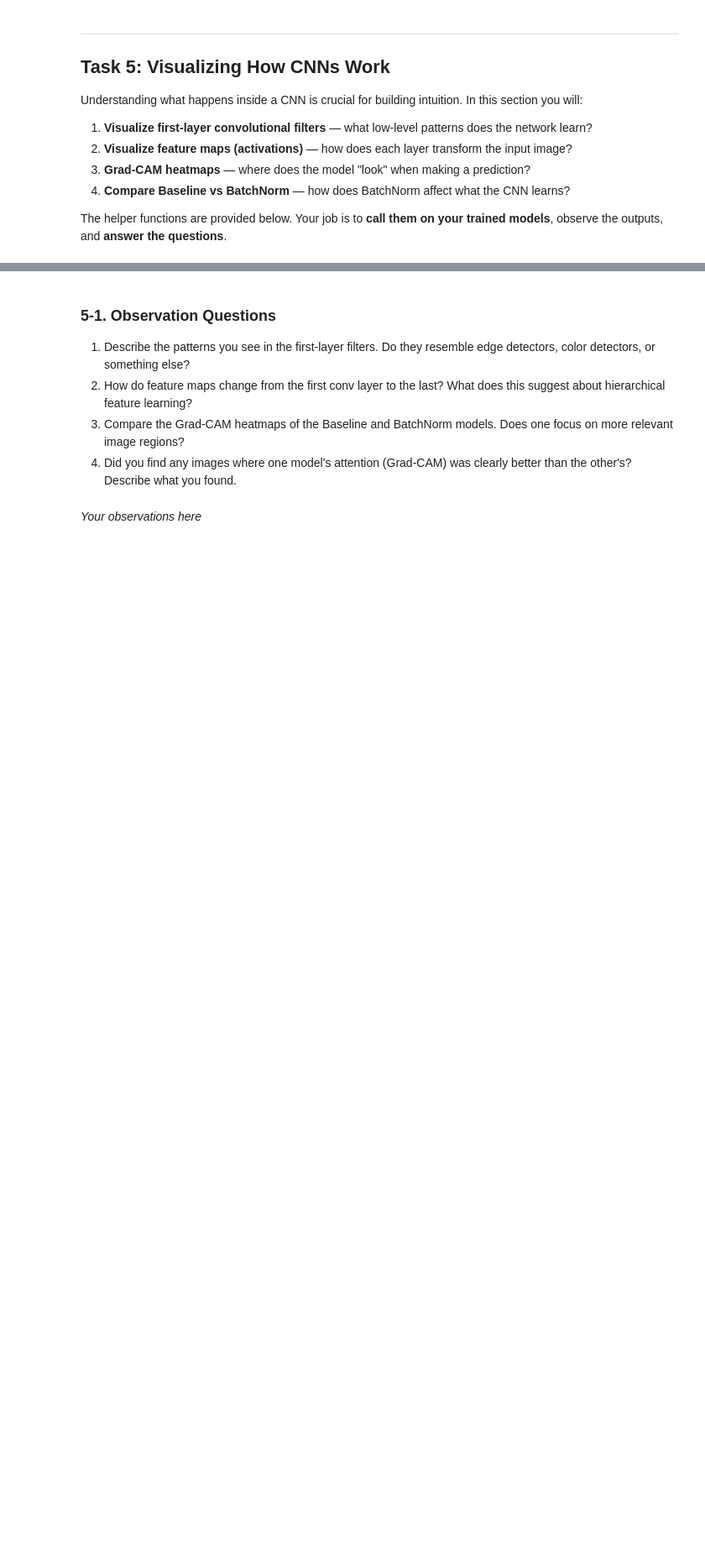
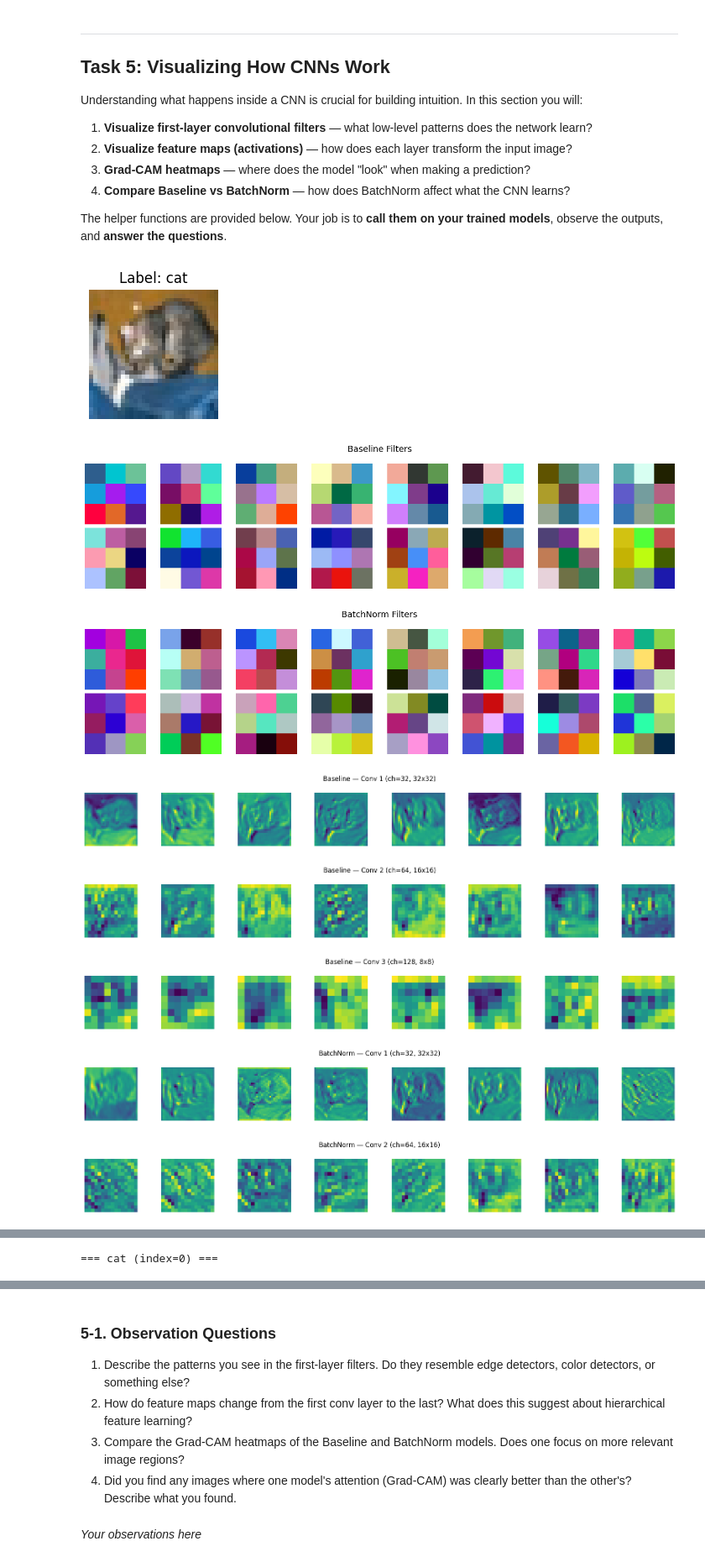
Before and after one commit to optofficial2026/2026-OPT-1st-Homework, a Jupyter notebook: Week2/Wooju_CNN_Assignment.ipynb, the cells around one changed output, grey strips where cells are left out. Shown at 84% size. Saved outputs shown, nothing was run; the diff lists cells and outputs as text; code cells hidden in the pictures; blank space fills up the shorter version.

```diff
--- a/Week2/Wooju_CNN_Assignment.ipynb
+++ b/Week2/Wooju_CNN_Assignment.ipynb
@@ -444,6 +444,13 @@ def show_original_image(image, label=None):
         plt.title(f"Label: {classes[label]}")
     plt.axis('off')
     plt.show()
+
+
+def disable_inplace_relu(model):
+    """Disable in-place ReLU to avoid Grad-CAM backward hook conflicts."""
+    for module in model.modules():
+        if isinstance(module, nn.ReLU):
+            module.inplace = False
 
 
 def _get_conv_layers(model):
@@ -512,7 +519,7 @@ def visualize_feature_maps(model, image, title="Feature Maps"):
             axes[j].imshow(act[j], cmap='viridis')
             axes[j].axis('off')
         label = f"Conv {i+1} (ch={act.shape[0]}, {act.shape[1]}x{act.shape[2]})"
-        plt.suptitle(f"{title} \u2014 {label}", fontsize=12)
+        plt.suptitle(f"{title} — {label}", fontsize=12)
         plt.tight_layout()
         plt.show()
 
@@ -584,23 +591,48 @@ def show_grad_cam(model, image, label=None, title="Grad-CAM"):
     plt.show()
 # %%
 # --- Pick a sample image for visualization ---
+# Grad-CAM uses backward hooks; disable in-place ReLU first to avoid autograd conflicts.
+disable_inplace_relu(baseline)
+disable_inplace_relu(bn_model)
+
 sample_image, sample_label = testset[0]
 show_original_image(sample_image, sample_label)
 
-# TODO: Visualize first-layer filters for Baseline and BatchNorm models
-# visualize_filters(baseline, title="Baseline Filters")
-# visualize_filters(bn_model, title="BatchNorm Filters")
+# Visualize first-layer filters for Baseline and BatchNorm models
+visualize_filters(baseline, title="Baseline Filters")
+visualize_filters(bn_model, title="BatchNorm Filters")
 
+# Visualize feature maps for both models on the sample image
+visualize_feature_maps(baseline, sample_image, title="Baseline")
+visualize_feature_maps(bn_model, sample_image, title="BatchNorm")
 
-# TODO: Visualize feature maps for both models on the sample image
-# visualize_feature_maps(baseline, sample_image, title="Baseline")
-# visualize_feature_maps(bn_model, sample_image, title="BatchNorm")
+# Show Grad-CAM heatmaps for both models
+show_grad_cam(baseline, sample_image, title="Baseline Grad-CAM")
+show_grad_cam(bn_model, sample_image, title="BatchNorm Grad-CAM")
 
+# Try at least 3 different images from different classes and compare
+picked = []
+seen = set()
+for idx in range(len(testset)):
+    _, label = testset[idx]
+    if label not in seen:
+        seen.add(label)
+        picked.append(idx)
+    if len(picked) == 3:
+        break
 
-# TODO: Show Grad-CAM heatmaps for both models
-# show_grad_cam(baseline, sample_image, title="Baseline Grad-CAM")
-# show_grad_cam(bn_model, sample_image, title="BatchNorm Grad-CAM")
-
-
-# TODO: Try at least 3 different images from different classes and compare.
-#       Do the models focus on different regions?
+for idx in picked:
+    img, label = testset[idx]
+    print(f"\n=== {classes[label]} (index={idx}) ===")
+    show_original_image(img, label)
+    show_grad_cam(baseline, img, title=f"Baseline Grad-CAM - {classes[label]}")
+    show_grad_cam(bn_model, img, title=f"BatchNorm Grad-CAM - {classes[label]}")
+# %% [output]
+[figure, added]
+[figure, added]
+[figure, added]
+[figure, added]
+[figure, added]
+[figure, added]
+[figure, added]
+[figure, added]
@@ -606,0 +642 @@ show_original_image(sample_image, sample_label)
+=== cat (index=0) ===
```
Also changed, not shown: parts of 3 cells of this notebook.
